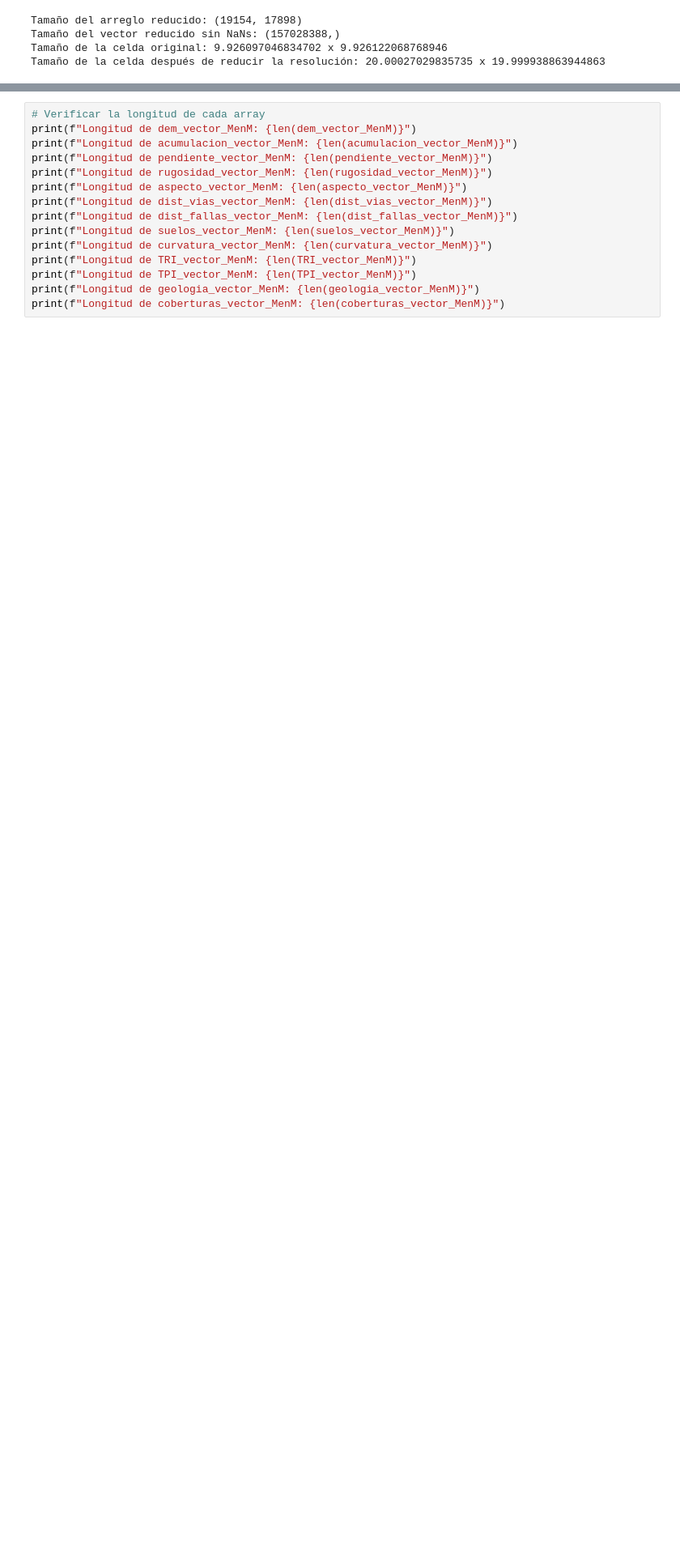
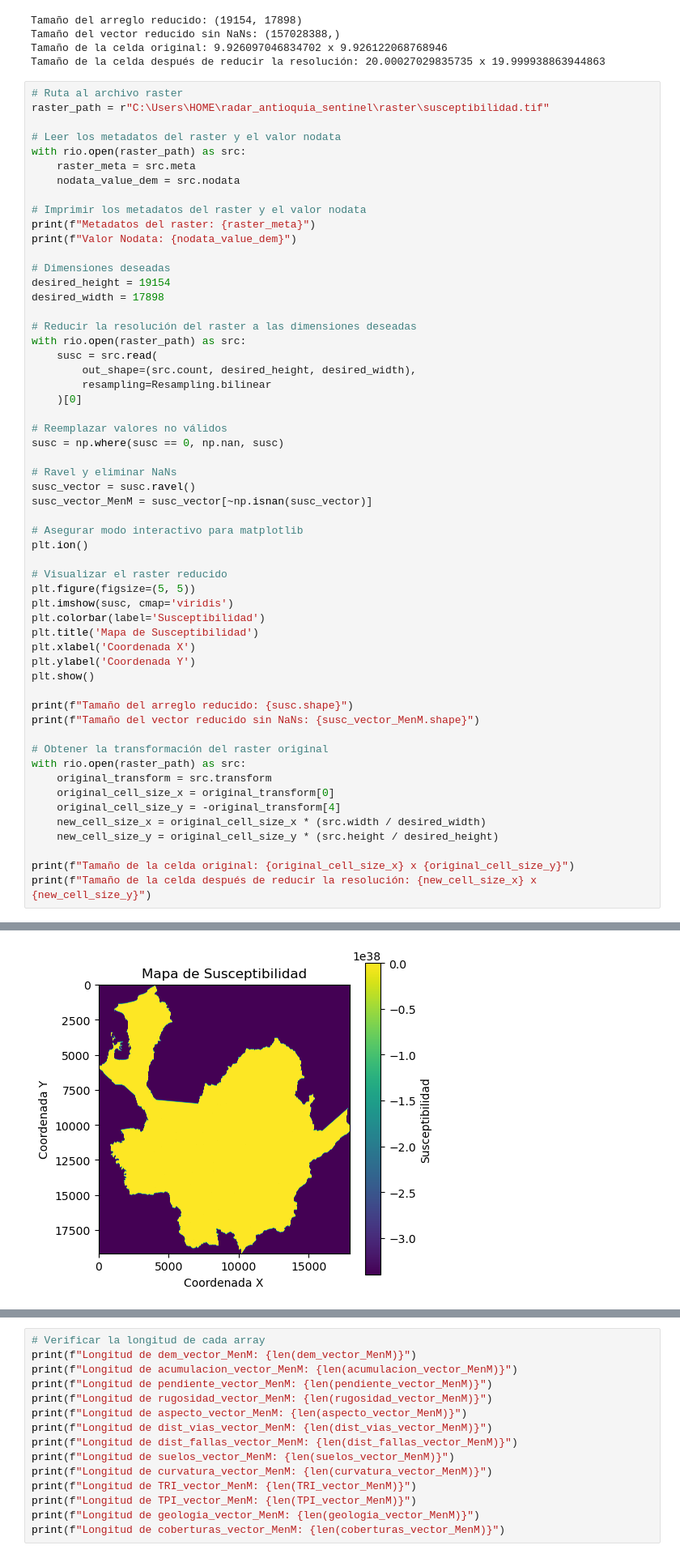
Before and after one commit to geodiegodrone/TFM_VIU, a Jupyter notebook: carga_vista_datos.ipynb, the cells around one changed output, grey strips where cells are left out. Shown at 81% size. Saved outputs shown, nothing was run; the diff lists cells and outputs as text; blank space fills up the shorter version.

```diff
--- a/carga_vista_datos.ipynb
+++ b/carga_vista_datos.ipynb
@@ -1023,3 +1023,60 @@ Tamaño del arreglo reducido: (19154, 17898)
 Tamaño del vector reducido sin NaNs: (157028388,)
 Tamaño de la celda original: 9.926097046834702 x 9.926122068768946
 Tamaño de la celda después de reducir la resolución: 20.00027029835735 x 19.999938863944863
+# %%
+# Ruta al archivo raster
+raster_path = r"C:\Users\HOME\radar_antioquia_sentinel\raster\susceptibilidad.tif"
+
+# Leer los metadatos del raster y el valor nodata
+with rio.open(raster_path) as src:
+    raster_meta = src.meta
+    nodata_value_dem = src.nodata
+
+# Imprimir los metadatos del raster y el valor nodata
+print(f"Metadatos del raster: {raster_meta}")
+print(f"Valor Nodata: {nodata_value_dem}")
+
+# Dimensiones deseadas
+desired_height = 19154
+desired_width = 17898
+
+# Reducir la resolución del raster a las dimensiones deseadas
+with rio.open(raster_path) as src:
+    susc = src.read(
+        out_shape=(src.count, desired_height, desired_width),
+        resampling=Resampling.bilinear
+    )[0]
+
+# Reemplazar valores no válidos
+susc = np.where(susc == 0, np.nan, susc)
+
+# Ravel y eliminar NaNs
+susc_vector = susc.ravel()
+susc_vector_MenM = susc_vector[~np.isnan(susc_vector)]
+
+# Asegurar modo interactivo para matplotlib
+plt.ion()
+
+# Visualizar el raster reducido
+plt.figure(figsize=(5, 5))
+plt.imshow(susc, cmap='viridis')
+plt.colorbar(label='Susceptibilidad')
+plt.title('Mapa de Susceptibilidad')
+plt.xlabel('Coordenada X')
+plt.ylabel('Coordenada Y')
+plt.show()
+
+print(f"Tamaño del arreglo reducido: {susc.shape}")
+print(f"Tamaño del vector reducido sin NaNs: {susc_vector_MenM.shape}")
+
+# Obtener la transformación del raster original
+with rio.open(raster_path) as src:
+    original_transform = src.transform
+    original_cell_size_x = original_transform[0]
+    original_cell_size_y = -original_transform[4]
+    new_cell_size_x = original_cell_size_x * (src.width / desired_width)
+    new_cell_size_y = original_cell_size_y * (src.height / desired_height)
+
+print(f"Tamaño de la celda original: {original_cell_size_x} x {original_cell_size_y}")
+print(f"Tamaño de la celda después de reducir la resolución: {new_cell_size_x} x {new_cell_size_y}")
+# %% [output]
@@ -1025,0 +1086 @@ Tamaño de la celda después de reducir la resolución: 20.00027029835735 x 19.9
+[figure, added]
```
Also changed, not shown: parts of 1 cell of this notebook, 6 other files.
